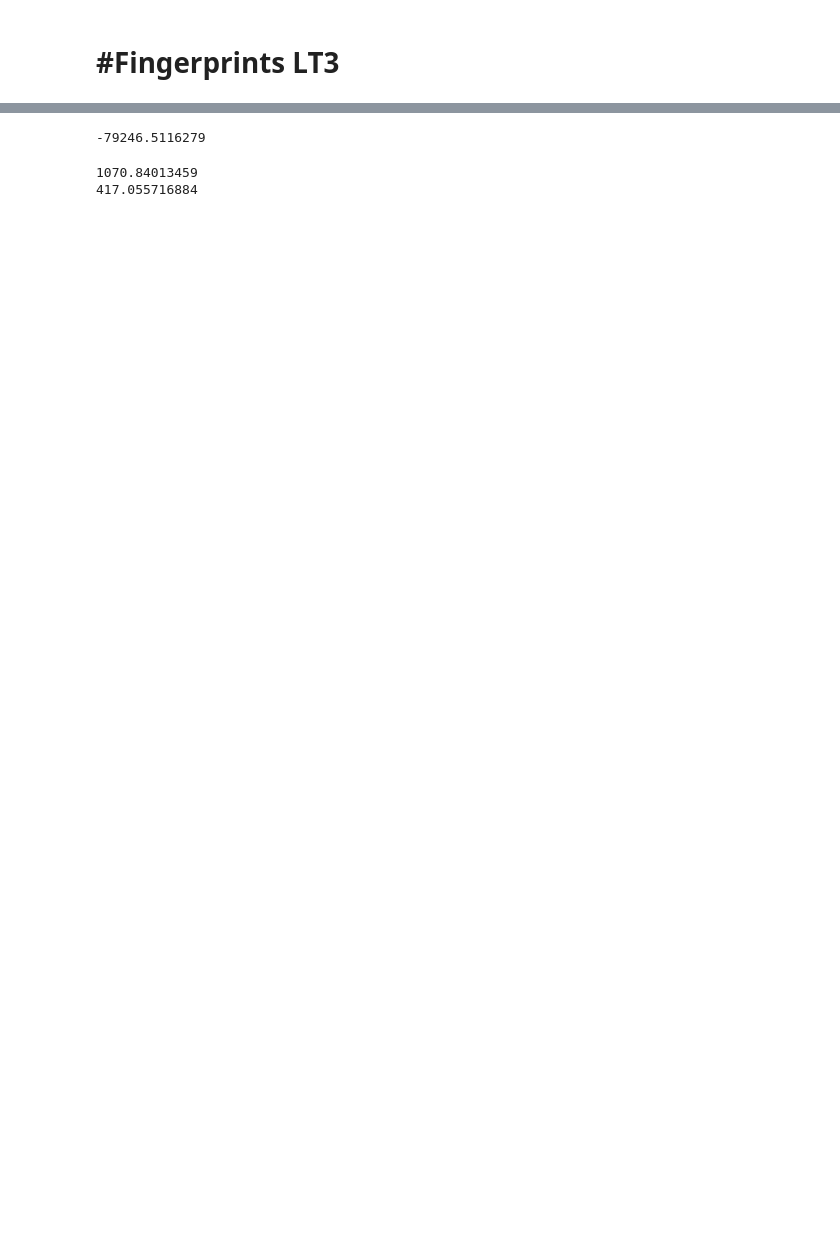
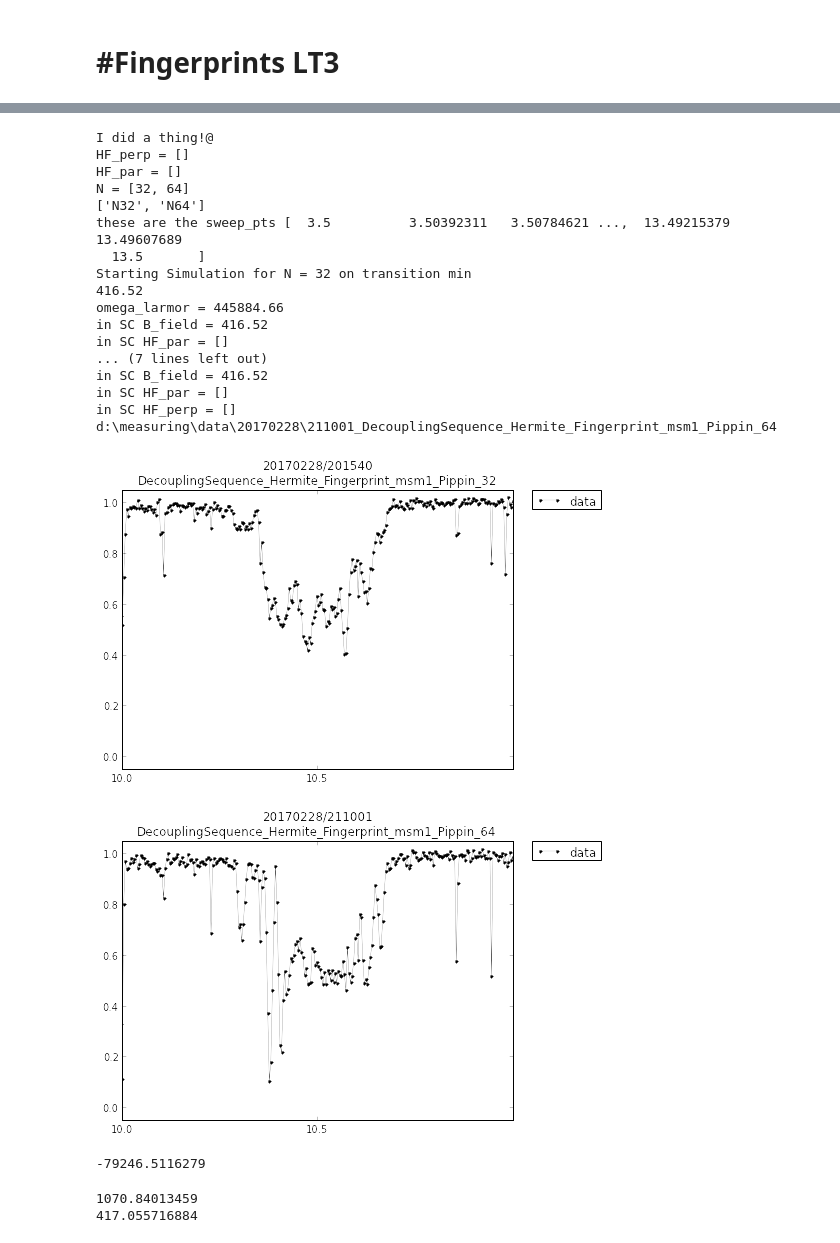
Before and after one commit to zaguros/analysis, a Jupyter notebook: notebooks/purification/LT3/Fingerprints.ipynb, the cells around one changed output, grey strips where cells are left out. Cells and saved outputs as stored; diff of their text form; code cells hidden in the pictures; blank space fills up the shorter version.

```diff
--- a/notebooks/purification/LT3/Fingerprints.ipynb
+++ b/notebooks/purification/LT3/Fingerprints.ipynb
@@ -36,11 +78,31 @@ fp_ls.fingerprint(a = a_list_min, folder = folder_list_min, disp_sim_spin = True
 # %%
 #plot the ms=-1 fp
 reload(fp_ls)
-hf_par   = [-30e3,13e3,42e3,-80e3,-114e3] #,np.linspace(40e3,40e3,3)))
-hf_perp =  [87.5e3,32e3,22e3,160e3,57e3] #,np.linspace(100e3,158e3,3)))
+hf_par   = []#[-30e3,13e3,42e3,-80e3,-114e3] #,np.linspace(40e3,40e3,3)))
+hf_perp =  []#[87.5e3,32e3,22e3,160e3,57e3] #,np.linspace(100e3,158e3,3)))
 
-fp_ls.fingerprint(a = a_list_min, folder = folder_list_min, disp_sim_spin = True, N = [8],
-                   el_trans = 'min', HF_perp = hf_perp, HF_par = hf_par , xlim = [3.5,23.5])
+fp_ls.fingerprint(a = a_list_min, folder = folder_list_min, disp_sim_spin = True, N = [32,64],
+                   el_trans = el_trans, HF_perp = hf_perp, HF_par = hf_par , xlim = [10.0,11.0])
+# %% [output]
+I did a thing!@
+HF_perp = []
+HF_par = []
+N = [32, 64]
+['N32', 'N64']
+these are the sweep_pts [  3.5          3.50392311   3.50784621 ...,  13.49215379  13.49607689
+  13.5       ]
+Starting Simulation for N = 32 on transition min
+416.52
+omega_larmor = 445884.66
+in SC B_field = 416.52
+in SC HF_par = []
+... (7 lines left out)
+in SC B_field = 416.52
+in SC HF_par = []
+in SC HF_perp = []
+d:\measuring\data\20170228\211001_DecouplingSequence_Hermite_Fingerprint_msm1_Pippin_64
+[figure, added]
+[figure, added]
 # %%
 #Plot single fingerprint (index takes the entry from the data array)
 reload(fp_ls)
```
Also changed, not shown: parts of 2 cells of this notebook, 21 other files.
